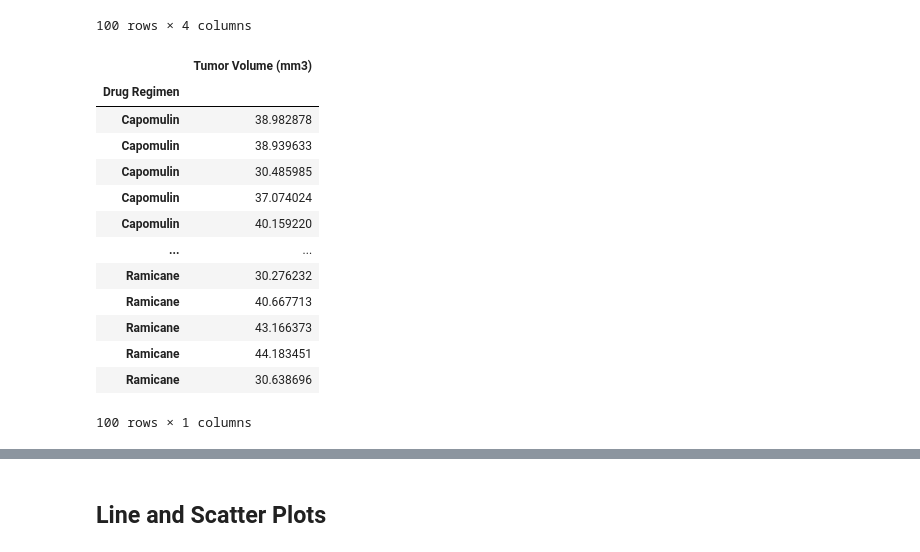
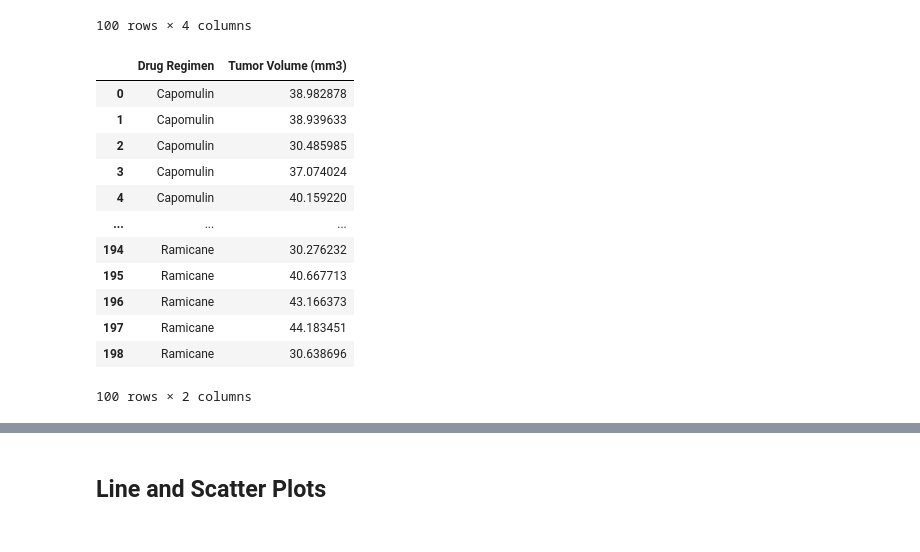
Before and after one commit to AleidvdZ/Module_5_Pymaceuticals, a Jupyter notebook: Pymaceuticals_AvdZ.ipynb, the cells around one changed output, grey strips where cells are left out. Cells and saved outputs as stored; diff of their text form; code cells hidden in the pictures.

```diff
--- a/Pymaceuticals_AvdZ.ipynb
+++ b/Pymaceuticals_AvdZ.ipynb
@@ -295,25 +295,25 @@ red_treatments
 100 rows × 4 columns
 # %%
 # Resetting Index and removing extra columns
-red_treatind = red_treatments.set_index("Drug Regimen")
+# red_treatind = red_treatments.set_index("Drug Regimen")
+red_treatind = red_treatments
 red_treatind = red_treatind.drop(columns=['Mouse ID', 'Timepoint'])
 
 red_treatind
 # %% [output]
-|  | Tumor Volume (mm3) |
-| Drug Regimen |  |
-| Capomulin | 38.982878 |
-| Capomulin | 38.939633 |
-| Capomulin | 30.485985 |
-| Capomulin | 37.074024 |
-| Capomulin | 40.159220 |
-| ... | ... |
-| Ramicane | 30.276232 |
-| Ramicane | 40.667713 |
-| Ramicane | 43.166373 |
-| Ramicane | 44.183451 |
-| Ramicane | 30.638696 |
+|  | Drug Regimen | Tumor Volume (mm3) |
+| 0 | Capomulin | 38.982878 |
+| 1 | Capomulin | 38.939633 |
+| 2 | Capomulin | 30.485985 |
+| 3 | Capomulin | 37.074024 |
+| 4 | Capomulin | 40.159220 |
+| ... | ... | ... |
+| 194 | Ramicane | 30.276232 |
+| 195 | Ramicane | 40.667713 |
+| 196 | Ramicane | 43.166373 |
+| 197 | Ramicane | 44.183451 |
+| 198 | Ramicane | 30.638696 |
-100 rows × 1 columns
+100 rows × 2 columns
 # %%
 # Determine outliers using upper and lower bounds
 
```
Also changed, not shown: parts of 10 cells of this notebook, 1 other file.
